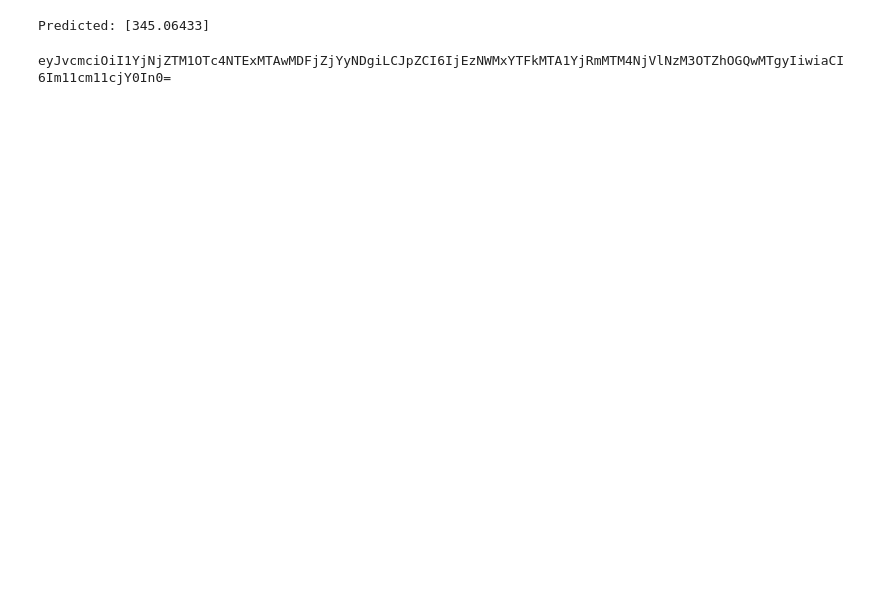
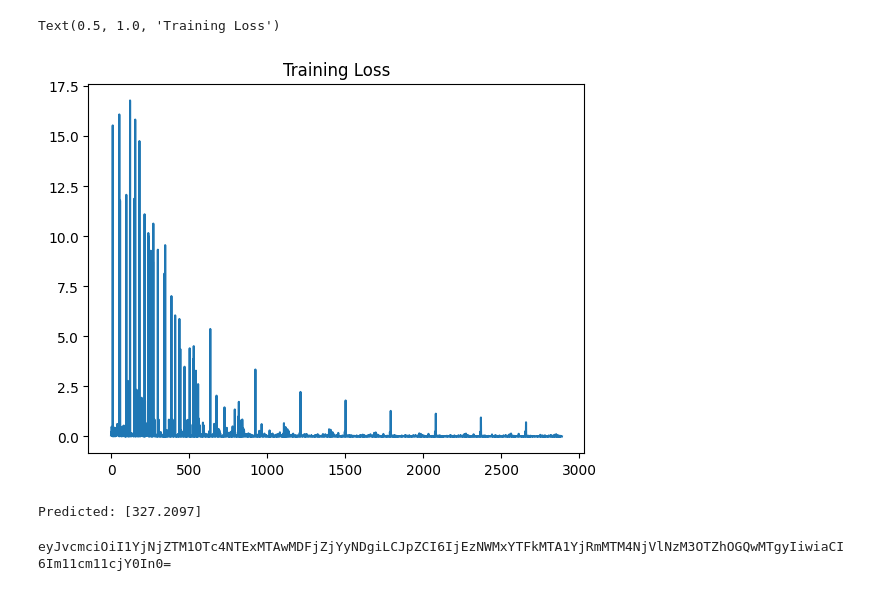
Before and after one commit to Ian-stone-shih/SmartRunML, a Jupyter notebook: src/main.ipynb, the cells around one changed output. Drawn from its saved outputs; the diff is of its cells as text; code cells hidden in the pictures; blank space fills up the shorter version.

Commit message:
train loss plot

```diff
--- a/src/main.ipynb
+++ b/src/main.ipynb
@@ -6,10 +6,11 @@ import numpy as np
 import pandas as pd
 import torch
 import joblib
+import matplotlib.pyplot as plt
 
 df = pd.read_csv("../data/Activities-6-2-2.csv")
 X_train, X_test, y_train, y_test = preprocess(df)
-model, mse = train_model(X_train, y_train, X_test, y_test)
+model, mse, losses = train_model(X_train, y_train, X_test, y_test)
 
 print("MSE:", mse)
 # %% [output]
@@ -43,11 +44,18 @@ MSE: 0.03904111352613686
+# %%
+plt.plot(losses)
+plt.title("Training Loss")
+# %% [output]
+Text(0.5, 1.0, 'Training Loss')
+[figure, added]
 # %%
 # Make sure model is in eval mode
 model.eval()
 
 # Prepare new input
-X_new = np.array([[5, 50, 420, 30, 30.0, 35, 30]])
+X_new = np.array([[5, 50, 440, 30, 30.0, 35, 30]])
 scaler_X = joblib.load("scaler_X.save")
 scaler_y = joblib.load("scaler_y.save")
+
 X_new_scaled = scaler_X.transform(X_new)
 X_new_tensor = torch.tensor(X_new_scaled, dtype=torch.float32)
 
@@ -58,7 +66,7 @@ with torch.no_grad():
 
 print("Predicted:", y_new)
 # %% [output]
-Predicted: [345.06433]
+Predicted: [327.2097]
 # %%
 from map import geocode_address
 from geopy.geocoders import Nominatim
```
Also changed, not shown: parts of 1 cell of this notebook, 6 other files.
